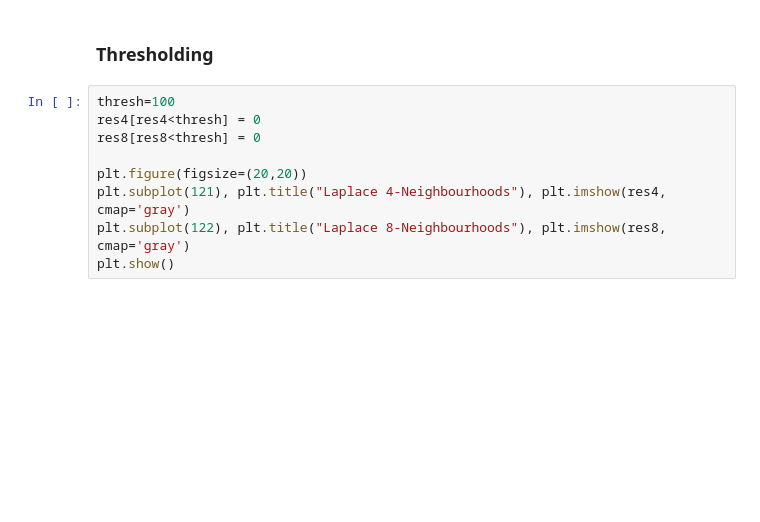
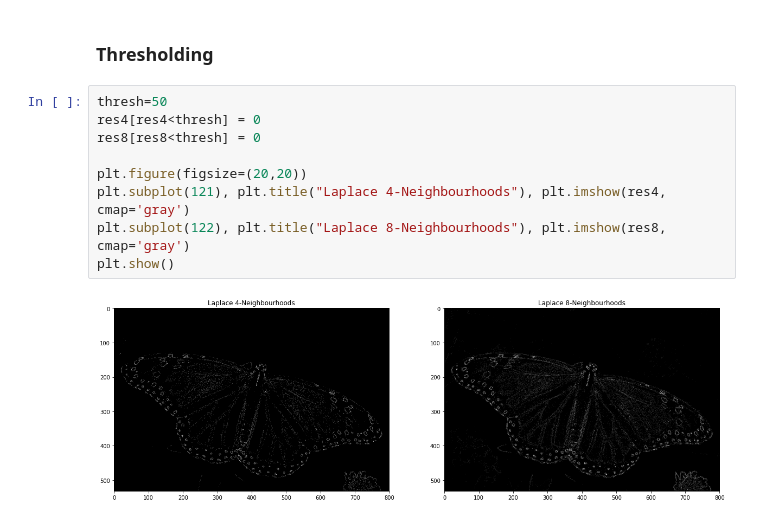
Before and after one commit to ghaiszaher/Image-Processing-Lab, a Jupyter notebook: jupyter/04-edge_detector.ipynb, the cells around one changed output. Drawn from its saved outputs; the diff is of its cells as text; blank space fills up the shorter version.

```diff
--- a/jupyter/04-edge_detector.ipynb
+++ b/jupyter/04-edge_detector.ipynb
@@ -131,11 +129,13 @@ plt.show()
 # %% [markdown]
 ### Thresholding
 # %%
-thresh=100
+thresh=50
 res4[res4<thresh] = 0
 res8[res8<thresh] = 0
 
 plt.figure(figsize=(20,20))
 plt.subplot(121), plt.title("Laplace 4-Neighbourhoods"), plt.imshow(res4, cmap='gray')
 plt.subplot(122), plt.title("Laplace 8-Neighbourhoods"), plt.imshow(res8, cmap='gray')
 plt.show()
+# %% [output]
+[figure, added]
```
Also changed, not shown: parts of 1 cell of this notebook.
